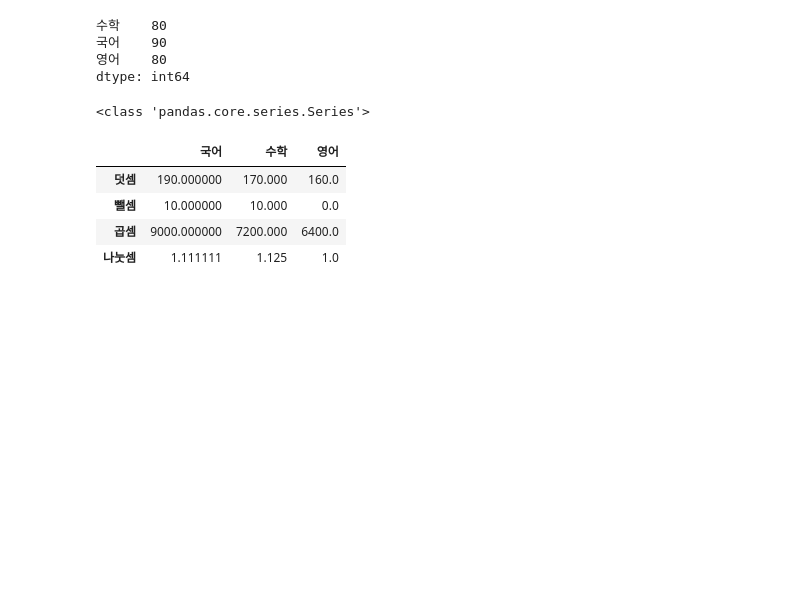
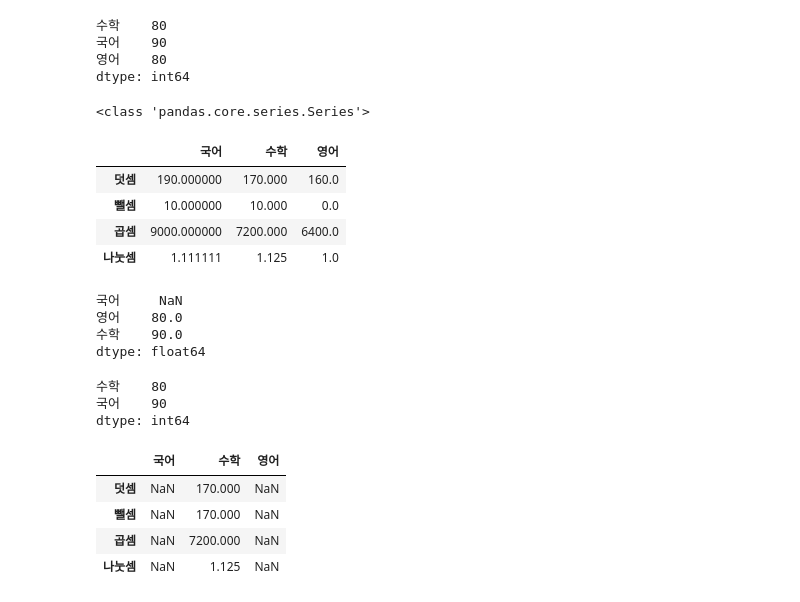
Before and after one commit to harryyang1982/pandas_data_analysis, a Jupyter notebook: part1_intro_pandas.ipynb, the cells around one changed output. Saved outputs shown, nothing was run; the diff lists cells and outputs as text; code cells hidden in the pictures; blank space fills up the shorter version.

```diff
--- a/part1_intro_pandas.ipynb
+++ b/part1_intro_pandas.ipynb
@@ -816,3 +816,34 @@ result
 # %%
 import pandas as pd
 import numpy as np
+# %%
+student1 = pd.Series({'국어':np.nan, '영어':80, '수학':90})
+student2 = pd.Series({'수학':80, '국어':90})
+# %%
+student1
+# %% [output]
+국어     NaN
+영어    80.0
+수학    90.0
+dtype: float64
+# %%
+student2
+# %% [output]
+수학    80
+국어    90
+dtype: int64
+# %%
+addition =student1+student2
+subtraction=student1+student2
+multiplication=student1*student2
+division=student1/student2
+# %%
+result = pd.DataFrame([addition, subtraction, multiplication, division],
+                      index=['덧셈', '뺄셈', '곱셈', '나눗셈'])
+result
+# %% [output]
+|  | 국어 | 수학 | 영어 |
+| 덧셈 | NaN | 170.000 | NaN |
+| 뺄셈 | NaN | 170.000 | NaN |
+| 곱셈 | NaN | 7200.000 | NaN |
+| 나눗셈 | NaN | 1.125 | NaN |
```
